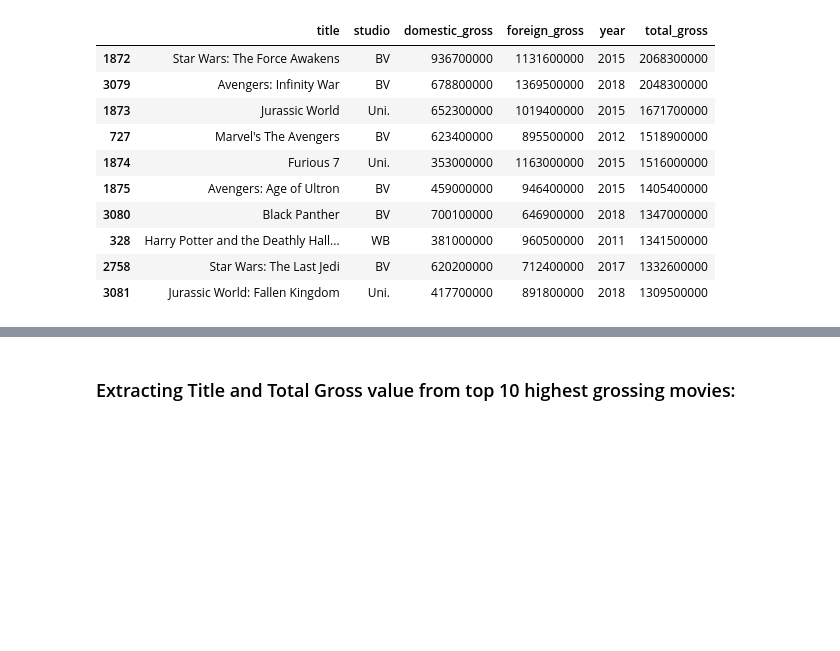
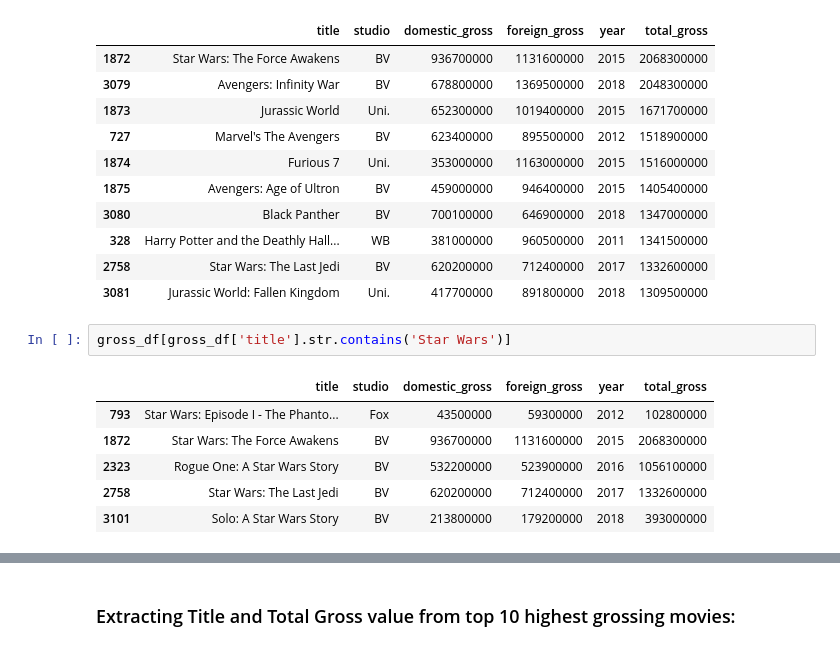
Before and after one commit to epradojr/Microsoft-Movie-Studio-Business-Proposition, a Jupyter notebook: dsc-phase1-project-marcelo.ipynb, the cells around one changed output, grey strips where cells are left out. Cells and saved outputs as stored; diff of their text form; blank space fills up the shorter version.

```diff
--- a/dsc-phase1-project-marcelo.ipynb
+++ b/dsc-phase1-project-marcelo.ipynb
@@ -179,3 +184,12 @@ gross_df.sort_values(by='total_gross', ascending=False)[:10]
 | 328 | Harry Potter and the Deathly Hall... | WB | 381000000 | 960500000 | 2011 | 1341500000 |
 | 2758 | Star Wars: The Last Jedi | BV | 620200000 | 712400000 | 2017 | 1332600000 |
 | 3081 | Jurassic World: Fallen Kingdom | Uni. | 417700000 | 891800000 | 2018 | 1309500000 |
+# %%
+gross_df[gross_df['title'].str.contains('Star Wars')]
+# %% [output]
+|  | title | studio | domestic_gross | foreign_gross | year | total_gross |
+| 793 | Star Wars: Episode I - The Phanto... | Fox | 43500000 | 59300000 | 2012 | 102800000 |
+| 1872 | Star Wars: The Force Awakens | BV | 936700000 | 1131600000 | 2015 | 2068300000 |
+| 2323 | Rogue One: A Star Wars Story | BV | 532200000 | 523900000 | 2016 | 1056100000 |
+| 2758 | Star Wars: The Last Jedi | BV | 620200000 | 712400000 | 2017 | 1332600000 |
+| 3101 | Solo: A Star Wars Story | BV | 213800000 | 179200000 | 2018 | 393000000 |
```
Also changed, not shown: parts of 6 cells of this notebook.
